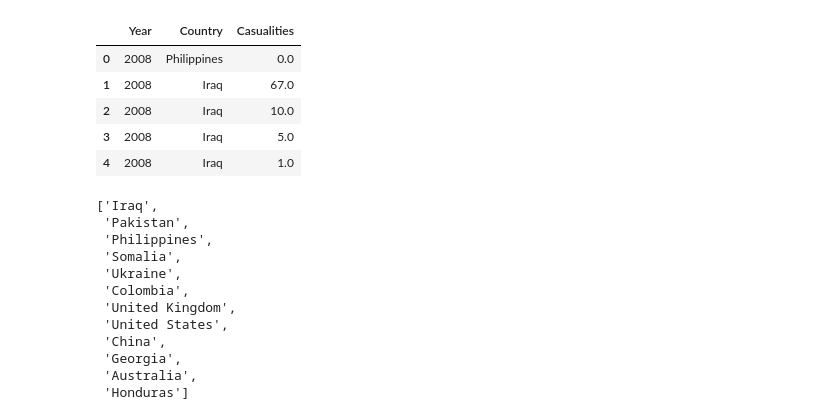
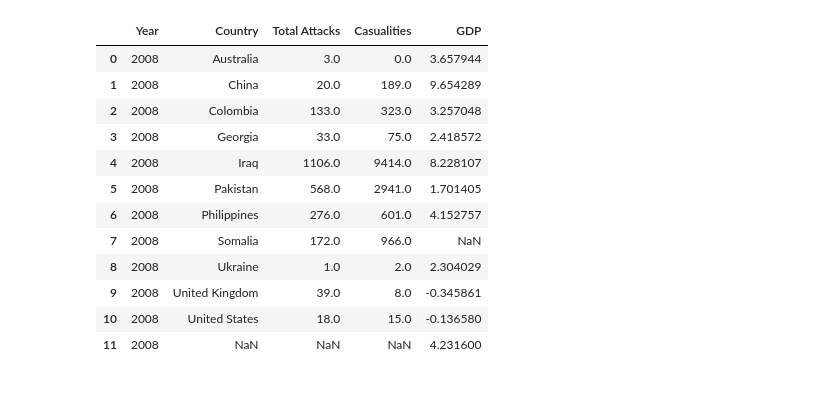
Before and after one commit to sainigurcharan/uciProject_1, a Jupyter notebook: GSingh_Analytics/GTD_GDP_Analysis.ipynb, the cells around one changed output. Cells and saved outputs as stored; diff of their text form; code cells hidden in the pictures; blank space fills up the shorter version.

```diff
--- a/GSingh_Analytics/GTD_GDP_Analysis.ipynb
+++ b/GSingh_Analytics/GTD_GDP_Analysis.ipynb
@@ -7,33 +7,21 @@ import seaborn as sns
 # %%
 terrorRaw = pd.read_csv('GTD_Data/gtd_0717_final.csv', encoding='ISO-8859-1')
 del terrorRaw['Unnamed: 0']
-terrorRaw = terrorRaw[(terrorRaw["Year"] >= 2008) & (terrorRaw["Year"] <= 2017)]
-terrorRaw = terrorRaw[["Year", "Country", "Casualities"]]
-terrorRaw = terrorRaw.reset_index()
-del terrorRaw['index']
-terrorRaw.head()
+mergedData = pd.read_csv('GTD_Data/gtd_gdp_final_analysis.csv')
+del mergedData['Unnamed: 0']
+mergedData.dropna()
+mergedData.head(12)
 # %% [output]
-|  | Year | Country | Casualities |
-| 0 | 2008 | Philippines | 0.0 |
-| 1 | 2008 | Iraq | 67.0 |
-| 2 | 2008 | Iraq | 10.0 |
-| 3 | 2008 | Iraq | 5.0 |
-| 4 | 2008 | Iraq | 1.0 |
+|  | Year | Country | Total Attacks | Casualities | GDP |
+| 0 | 2008 | Australia | 3.0 | 0.0 | 3.657944 |
+| 1 | 2008 | China | 20.0 | 189.0 | 9.654289 |
+| 2 | 2008 | Colombia | 133.0 | 323.0 | 3.257048 |
+| 3 | 2008 | Georgia | 33.0 | 75.0 | 2.418572 |
+| 4 | 2008 | Iraq | 1106.0 | 9414.0 | 8.228107 |
+| 5 | 2008 | Pakistan | 568.0 | 2941.0 | 1.701405 |
+| 6 | 2008 | Philippines | 276.0 | 601.0 | 4.152757 |
+| 7 | 2008 | Somalia | 172.0 | 966.0 | NaN |
+| 8 | 2008 | Ukraine | 1.0 | 2.0 | 2.304029 |
+| 9 | 2008 | United Kingdom | 39.0 | 8.0 | -0.345861 |
+| 10 | 2008 | United States | 18.0 | 15.0 | -0.136580 |
+| 11 | 2008 | NaN | NaN | NaN | 4.231600 |
-# %%
-country = terrorRaw[["Country"]]
-country = country["Country"].value_counts().sort_values(ascending=False).to_frame()
-countryList = country.index.to_list()
-countryList
-# %% [output]
-['Iraq',
- 'Pakistan',
- 'Philippines',
- 'Somalia',
- 'Ukraine',
- 'Colombia',
- 'United Kingdom',
- 'United States',
- 'China',
- 'Georgia',
- 'Australia',
- 'Honduras']
```
Also changed, not shown: parts of 19 cells of this notebook, 9 other files.
